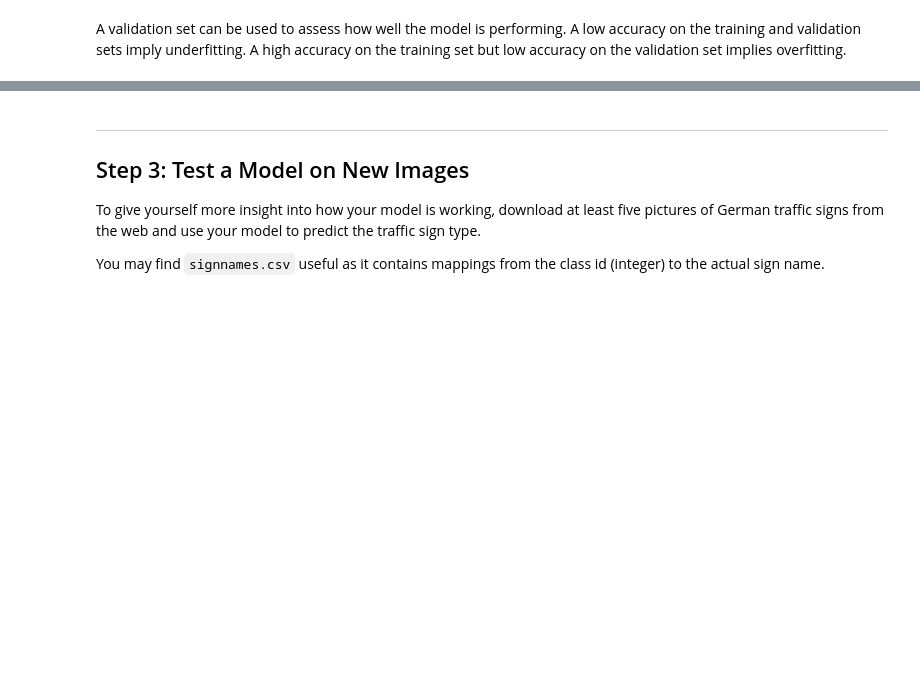
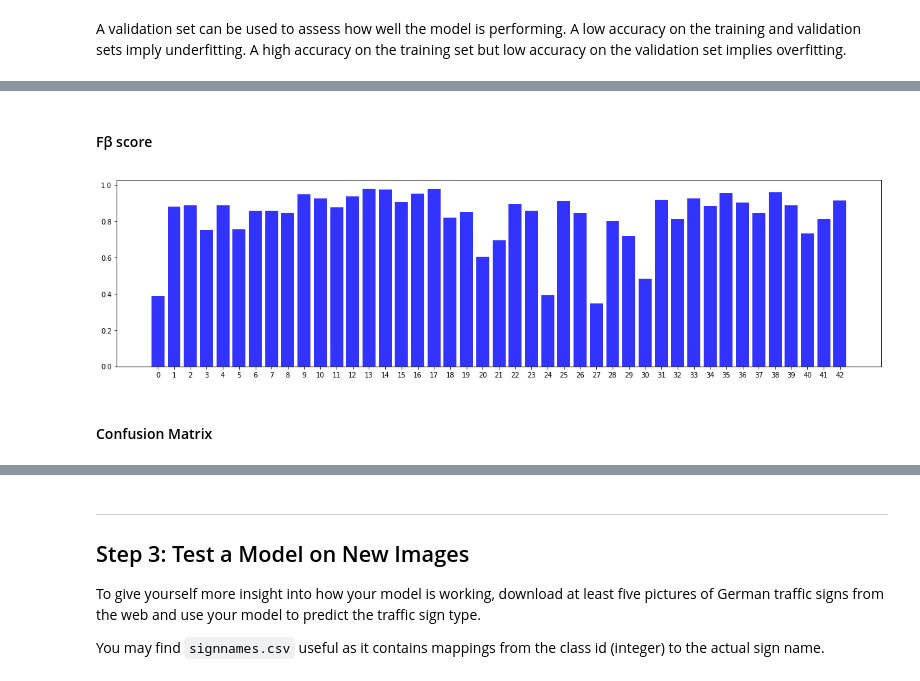
Before and after one commit to asadziach/CarND-Traffic-Sign-Classifier-Project, a Jupyter notebook: Traffic_Sign_Classifier.ipynb, the cells around one changed output, grey strips where cells are left out. Cells and saved outputs as stored; diff of their text form; code cells hidden in the pictures; blank space fills up the shorter version.

```diff
--- a/Traffic_Sign_Classifier.ipynb
+++ b/Traffic_Sign_Classifier.ipynb
@@ -525,0 +564,10 @@ Test Accuracy = 0.890
+# %% [markdown]
+#### Fβ score
+# %%
+fig, ax = plt.subplots(figsize=(20,5))
+plt.xticks(range(n_classes), range(n_classes))
+plot = plt.bar(range(n_classes), fbeta_score, color="blue", alpha=0.8, label='Recall')
+# %% [output]
+[figure, added]
+# %% [markdown]
+#### Confusion Matrix
```
Also changed, not shown: parts of 18 cells of this notebook.
